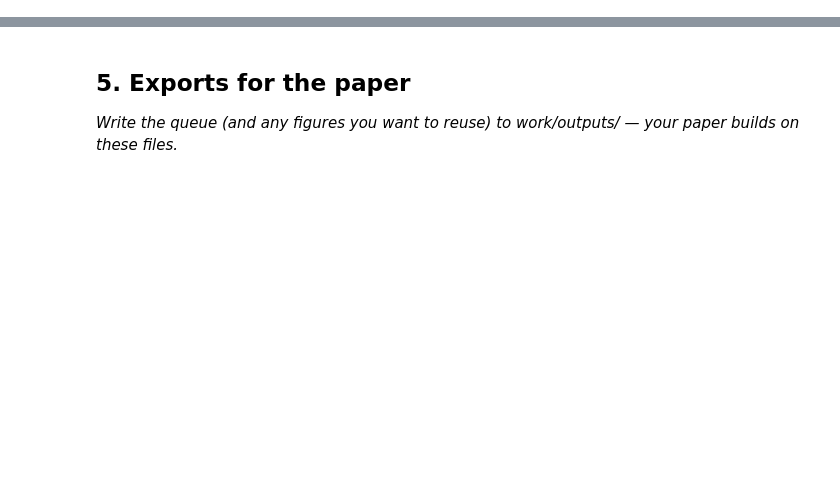
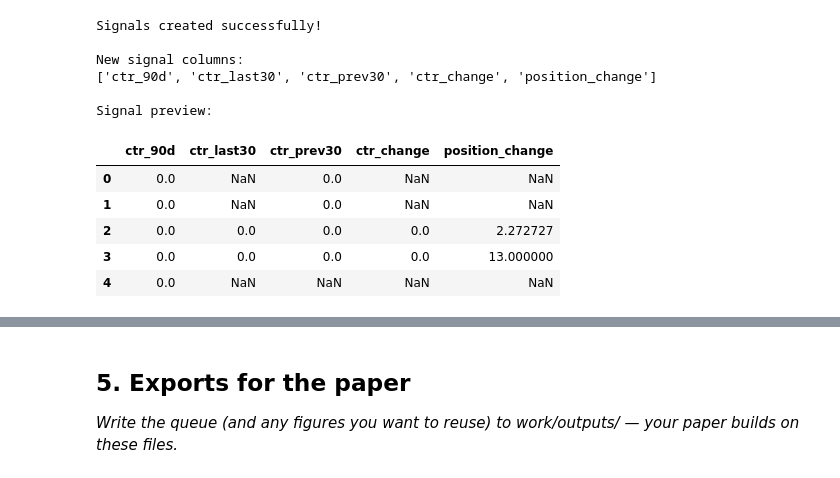
Before and after one commit to alsa-mirza/flyrank-ml-internship, a Jupyter notebook: work/notebooks/w07_action_playbook.ipynb, the cells around one changed output, grey strips where cells are left out. Saved outputs shown, nothing was run; the diff lists cells and outputs as text; code cells hidden in the pictures; blank space fills up the shorter version.

```diff
--- a/work/notebooks/w07_action_playbook.ipynb
+++ b/work/notebooks/w07_action_playbook.ipynb
@@ -36,0 +74,59 @@ This skeleton is yours to fill. Work the sections **in order** — each one has
+# %%
+# Week 7 - Build practical content signals
+import numpy as np
+import pandas as pd
+# Avoid division by zero
+df["ctr_90d"] = (
+    df["clicks_90d"] /
+    df["impressions_90d"].replace(0, np.nan)
+)
+df["ctr_last30"] = (
+    df["clicks_last30"] /
+    df["impressions_last30"].replace(0, np.nan)
+)
+df["ctr_prev30"] = (
+    df["clicks_prev30"] /
+    df["impressions_prev30"].replace(0, np.nan)
+)
+# Change in CTR
+df["ctr_change"] = df["ctr_last30"] - df["ctr_prev30"]
+# Change in average position
+# Lower position number generally means a better ranking position.
+df["position_change"] = (
+    df["avg_position_last30"] -
+    df["avg_position_prev30"]
+)
+print("Signals created successfully!")
+print("\nNew signal columns:")
+print([
+    "ctr_90d",
+    "ctr_last30",
+    "ctr_prev30",
+    "ctr_change",
+    "position_change"
+])
+print("\nSignal preview:")
+display(
+    df[
+        [
+            "ctr_90d",
+            "ctr_last30",
+            "ctr_prev30",
+            "ctr_change",
+            "position_change"
+        ]
+    ].head()
+)
+# %% [output]
+Signals created successfully!
+
+New signal columns:
+['ctr_90d', 'ctr_last30', 'ctr_prev30', 'ctr_change', 'position_change']
+
+Signal preview:
+|  | ctr_90d | ctr_last30 | ctr_prev30 | ctr_change | position_change |
+| 0 | 0.0 | NaN | 0.0 | NaN | NaN |
+| 1 | 0.0 | NaN | 0.0 | NaN | NaN |
+| 2 | 0.0 | 0.0 | 0.0 | 0.0 | 2.272727 |
+| 3 | 0.0 | 0.0 | 0.0 | 0.0 | 13.000000 |
+| 4 | 0.0 | NaN | NaN | NaN | NaN |
```
Also changed, not shown: parts of 25 cells of this notebook.
